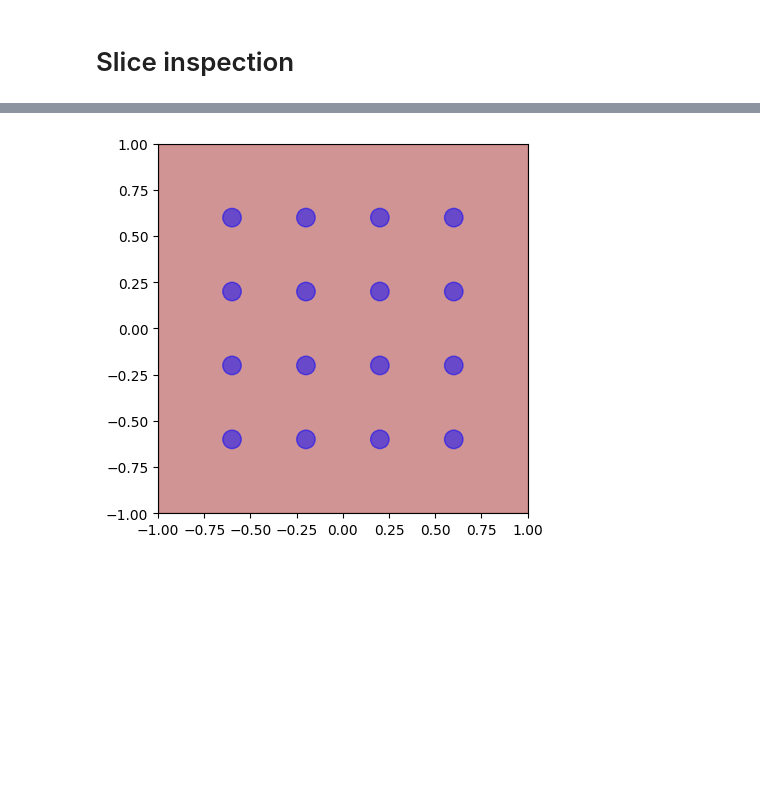
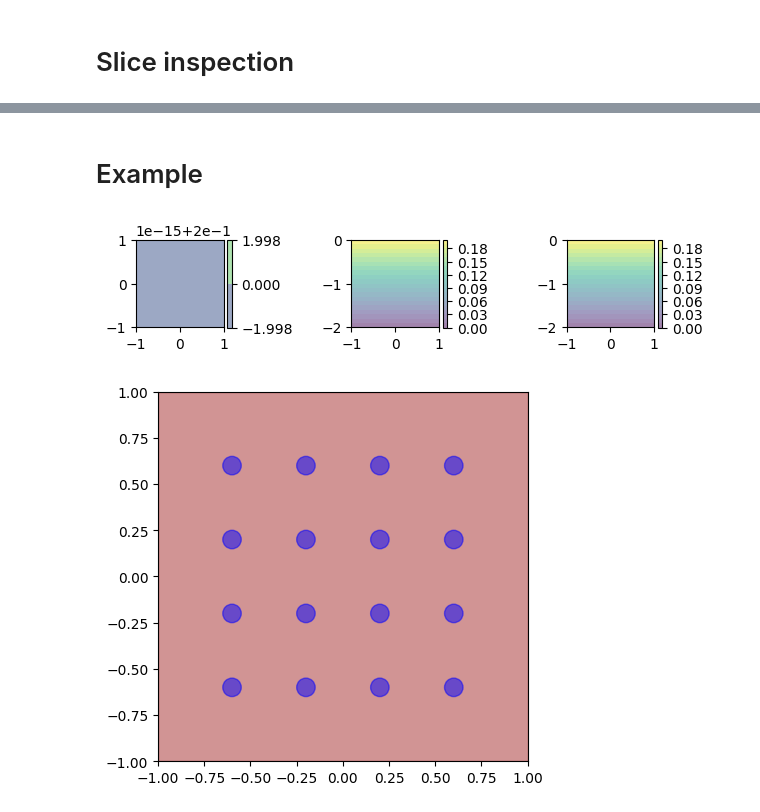
Before and after one commit to JoseACortes/SimpleSoilSampleSim, a Jupyter notebook: prototype.ipynb, the cells around one changed output, grey strips where cells are left out. Saved outputs shown, nothing was run; the diff lists cells and outputs as text; code cells hidden in the pictures; blank space fills up the shorter version.

```diff
--- a/prototype.ipynb
+++ b/prototype.ipynb
@@ -93,6 +83,7 @@ def vertical_linear_gradient_dist(x, z_0, z_1, c_0, c_1):
     """
     _ = c_0 + (c_1 - c_0) * (x[:, 2] - z_0) / (z_1 - z_0)
     return np.clip(_, c_0, c_1)
+    return _
 # %%
 def radial_linear_gradient_dist(x, r_0, r_1, c_0, c_1):
     """
@@ -162,7 +105,7 @@ core_radius = .05
 # %% [markdown]
 # Slice inspection
 # %%
-def xy_slice_inspect(conc_func, x0, x1, y0, y1, z=0, n=100):
+def xy_slice_inspect(ax, conc_func, x0, x1, y0, y1, z=.5, n=100):
     """
     Generate and graph a vertical slice of a 3D function.
 
@@ -186,14 +129,10 @@ def xy_slice_inspect(conc_func, x0, x1, y0, y1, z=0, n=100):
     conc = conc_func(points)
     conc = conc.reshape(n, n)
 
-    fig = plt.figure()
-    ax = fig.add_subplot(111)
-    plt.contourf(xx, yy, conc, levels=20, cmap='viridis', alpha=0.5)
-    plt.colorbar()
+    im = ax.contourf(xx, yy, conc, levels=20, cmap='viridis', alpha=0.5)
 
     ax.set_xlim(x0, x1)
     ax.set_ylim(y0, y1)
     ax.set_aspect('equal')
-    plt.show()
 
     return conc
@@ -200,5 +171,5 @@ def xy_slice_inspect(conc_func, x0, x1, y0, y1, z=0, n=100):
 # %%
-def xz_slice_inspect(conc_func, x0, x1, z0, z1, y=.5, n=100):
+def xz_slice_inspect(ax, conc_func, x0, x1, z0, z1, y=.5, n=100):
     """
     Generate and graph a vertical slice of a 3D function.
 
@@ -222,14 +193,10 @@ def xz_slice_inspect(conc_func, x0, x1, z0, z1, y=.5, n=100):
     conc = conc_func(points)
     conc = conc.reshape(n, n)
 
-    fig = plt.figure()
-    ax = fig.add_subplot(111)
-    plt.contourf(xx, zz, conc, levels=20, cmap='viridis', alpha=0.5)
-    plt.colorbar()
+    im = ax.contourf(xx, zz, conc, levels=20, cmap='viridis', alpha=0.5)
 
     ax.set_xlim(x0, x1)
     ax.set_ylim(z0, z1)
     ax.set_aspect('equal')
-    plt.show()
 
     return conc
@@ -326,0 +266,26 @@ core_radius = .05
+# %% [markdown]
+# Example
+# %%
+soil_x0 = -1
+soil_x1 = 1
+soil_y0 = -1
+soil_y1 = 1
+soil_z0 = -2
+soil_z1 = 0
+
+# conc_func = lambda x: 1-radial_linear_gradient_dist(x, 0, 1, 0, .2)
+conc_func = lambda x: vertical_linear_gradient_dist(x, soil_z0, soil_z1, 0, .2)
+# conc_func = lambda x: unif_concentration(x, .2)
+# %%
+fig = plt.figure()
+axs = [fig.add_subplot(131), fig.add_subplot(132), fig.add_subplot(133)]
+xy_conc = xy_slice_inspect(axs[0], conc_func, soil_x0, soil_x1, soil_y0, soil_y1, soil_z1, 100)
+yz_conc = yz_slice_inspect(axs[1], conc_func, soil_y0, soil_y1, soil_z0, soil_z1, 0, 100)
+xz_conc = xz_slice_inspect(axs[2], conc_func, soil_x0, soil_x1, soil_z0, soil_z1, 0, 100)
+for ax in axs:
+    fig.colorbar(ax.collections[0], ax=ax, fraction=0.046, pad=0.04)
+plt.tight_layout()
+
+plt.show()
+# %% [output]
+[figure, added]
```
Also changed, not shown: parts of 23 cells of this notebook.
